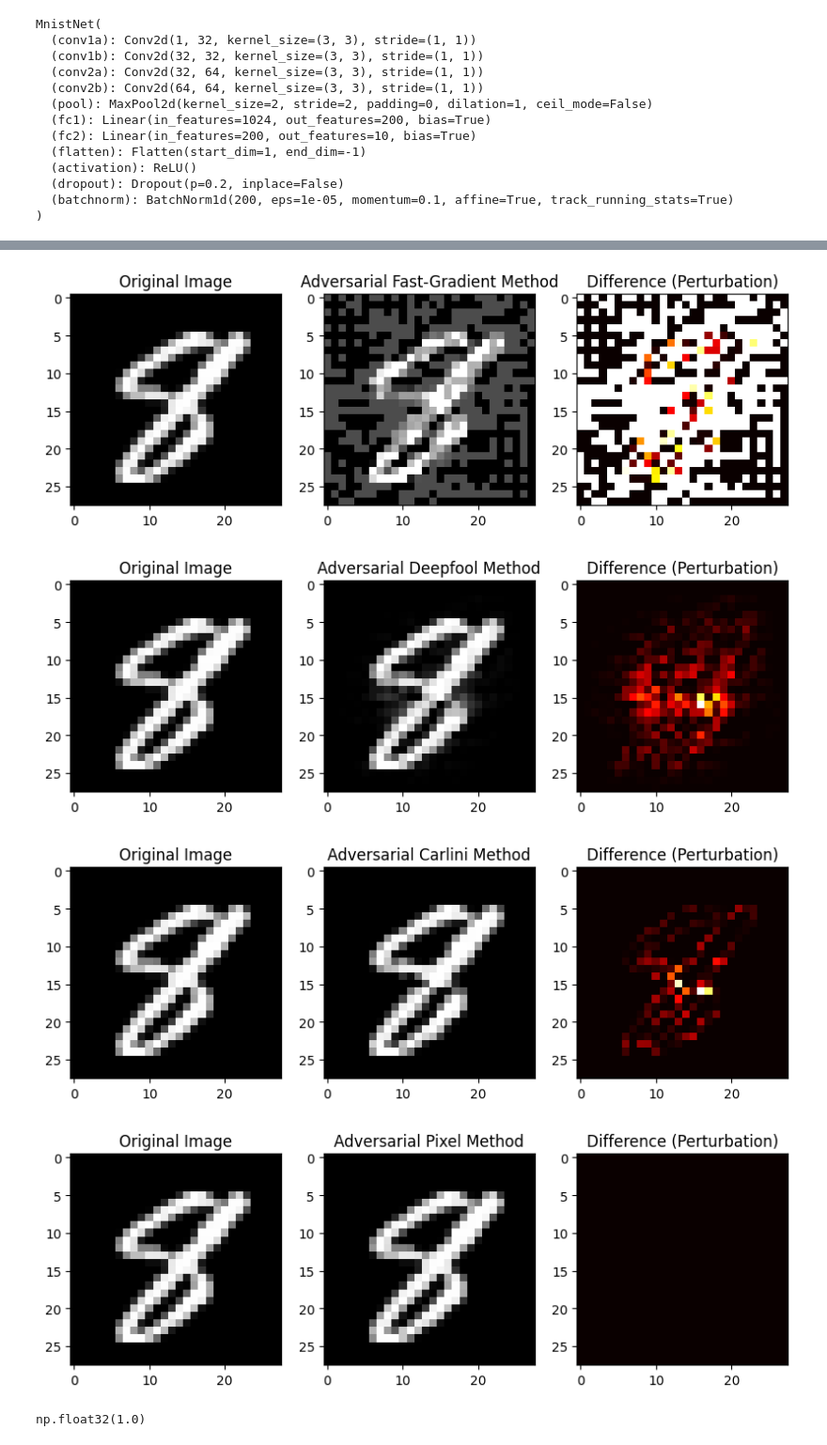
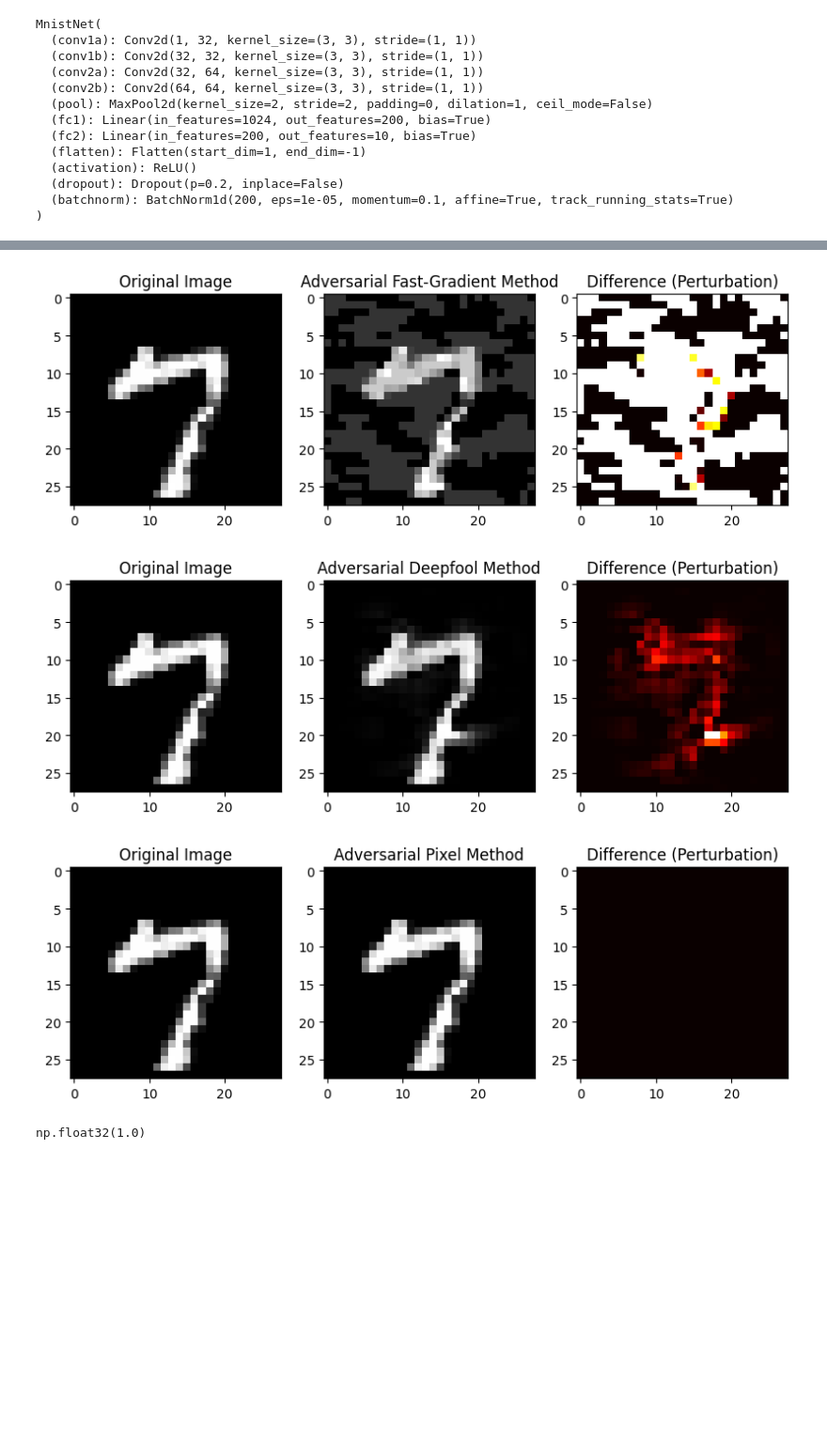
Before and after one commit to DeLnlyMthrLvr/Distillation_experiments, a Jupyter notebook: notebooks/attacks.ipynb, the cells around one changed output, grey strips where cells are left out. Shown: that part at 94% size. Saved outputs shown, nothing was run; the diff lists cells and outputs as text; code cells hidden in the pictures; blank space fills up the shorter version.

```diff
--- a/notebooks/attacks.ipynb
+++ b/notebooks/attacks.ipynb
@@ -35,7 +34,7 @@ here
 lr = 0.001
 batch_size = 128
 n_channels, w, h = 1, 28, 28
-max_epochs = 25
+max_epochs = 5
 # %%
 # Attacks
 max_attack_iter = 50
@@ -396,14 +410,13 @@ def show_difference(original, adversarial, title="Method"):
 # %%
 
 show_difference(mnist_data_subset[0][0], x_adv_fgm[0][0], title="Fast-Gradient Method")
 show_difference(mnist_data_subset[0][0], x_adv_deepfool[0][0], title="Deepfool Method")
-show_difference(mnist_data_subset[0][0], x_adv_carlini[0][0], title="Carlini Method")
+#show_difference(mnist_data_subset[0][0], x_adv_carlini[0][0], title="Carlini Method")
 show_difference(mnist_data_subset[0][0], x_adv_pixel[0][0], title="Pixel Method")
 # %% [output]
-[figure, old version]
+[figure, new version]
-[figure, old version]
+[figure, new version]
-[figure, old version]
+[figure, new version]
-[figure, removed]
 # %%
 np.max(mnist_data_subset)
 # %% [output]
```
Also changed, not shown: parts of 16 cells of this notebook, 1 other file.
